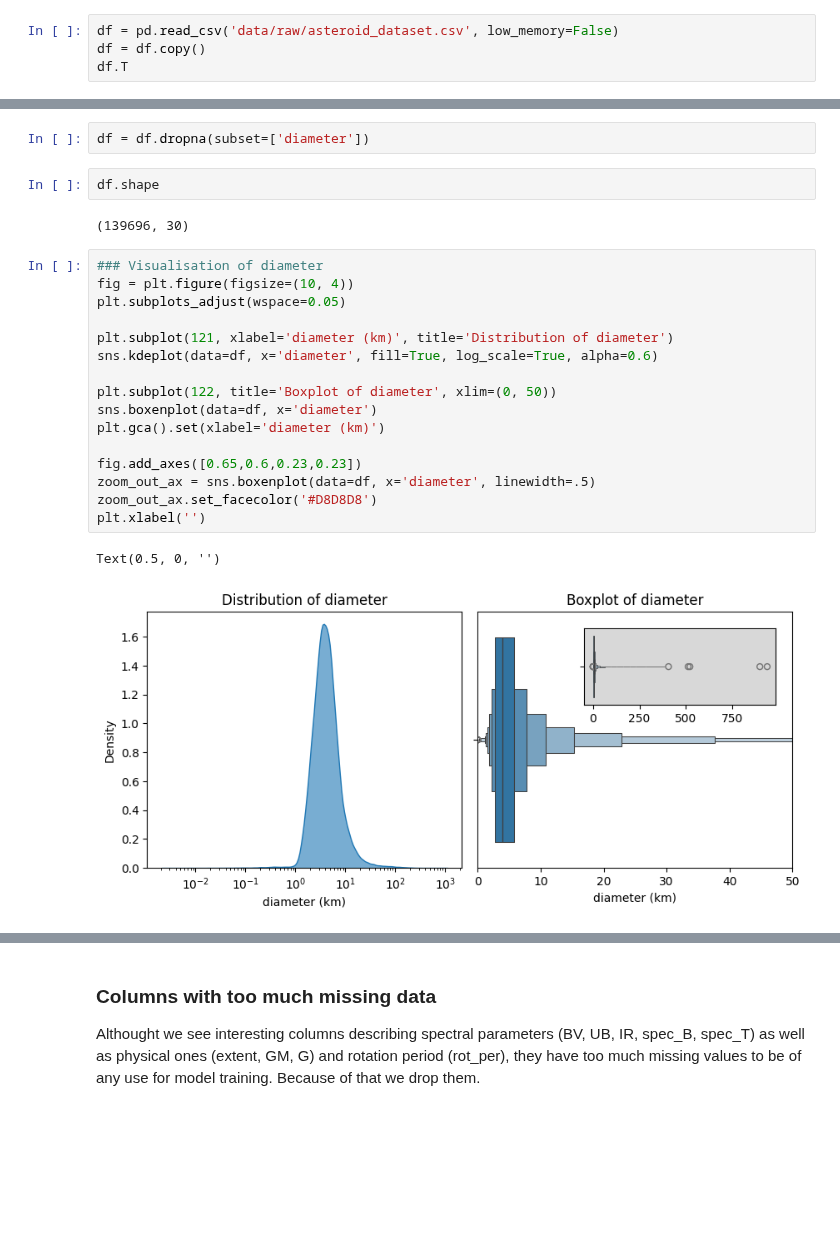
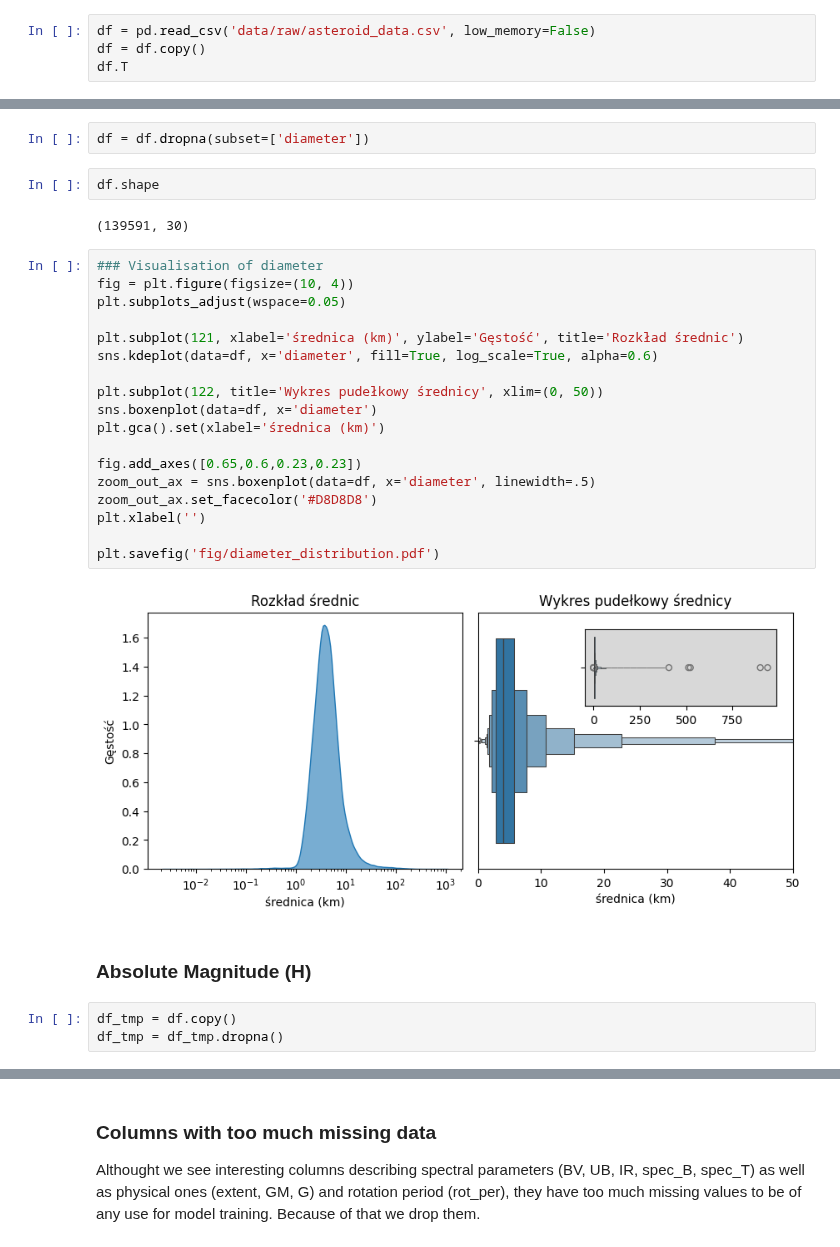
Before and after one commit to pgrzankowski/WUT-EngineerThesis, a Jupyter notebook: asteroid_diameter_prediction.ipynb, the cells around one changed output, grey strips where cells are left out. Drawn from its saved outputs; the diff is of its cells as text; blank space fills up the shorter version.

```diff
--- a/asteroid_diameter_prediction.ipynb
+++ b/asteroid_diameter_prediction.ipynb
@@ -45,7 +52,7 @@ def null_percentage(df: pd.DataFrame, col_name: str) -> float:
 # %% [markdown]
 ## Load the data
 # %%
-df = pd.read_csv('data/raw/asteroid_dataset.csv', low_memory=False)
+df = pd.read_csv('data/raw/asteroid_data.csv', low_memory=False)
 df = df.copy()
 df.T
 # %% [output]
@@ -104,23 +111,29 @@ df = df.dropna(subset=['diameter'])
 # %%
 df.shape
 # %% [output]
-(139696, 30)
+(139591, 30)
 # %%
 ### Visualisation of diameter
 fig = plt.figure(figsize=(10, 4))
 plt.subplots_adjust(wspace=0.05)
 
-plt.subplot(121, xlabel='diameter (km)', title='Distribution of diameter')
+plt.subplot(121, xlabel='średnica (km)', ylabel='Gęstość', title='Rozkład średnic')
 sns.kdeplot(data=df, x='diameter', fill=True, log_scale=True, alpha=0.6)
 
-plt.subplot(122, title='Boxplot of diameter', xlim=(0, 50))
+plt.subplot(122, title='Wykres pudełkowy średnicy', xlim=(0, 50))
 sns.boxenplot(data=df, x='diameter')
-plt.gca().set(xlabel='diameter (km)')
+plt.gca().set(xlabel='średnica (km)')
 
 fig.add_axes([0.65,0.6,0.23,0.23])
 zoom_out_ax = sns.boxenplot(data=df, x='diameter', linewidth=.5)
 zoom_out_ax.set_facecolor('#D8D8D8')
 plt.xlabel('')
+
+plt.savefig('fig/diameter_distribution.pdf')
 # %% [output]
-Text(0.5, 0, '')
-[figure, old version]
+[figure, new version]
+# %% [markdown]
+### Absolute Magnitude (H)
+# %%
+df_tmp = df.copy()
+df_tmp = df_tmp.dropna()
```
Also changed, not shown: parts of 74 cells of this notebook, 18 other files.
